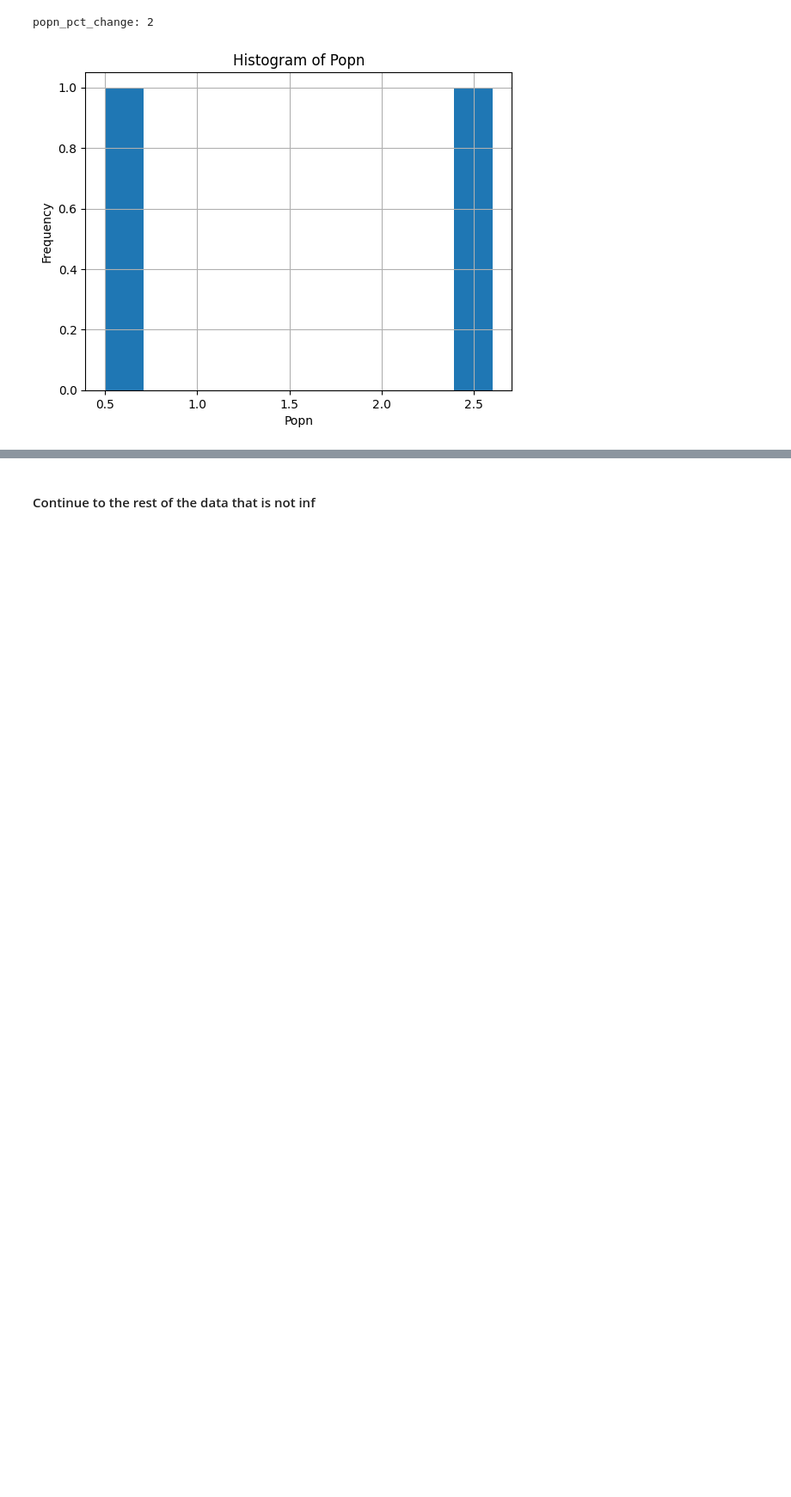
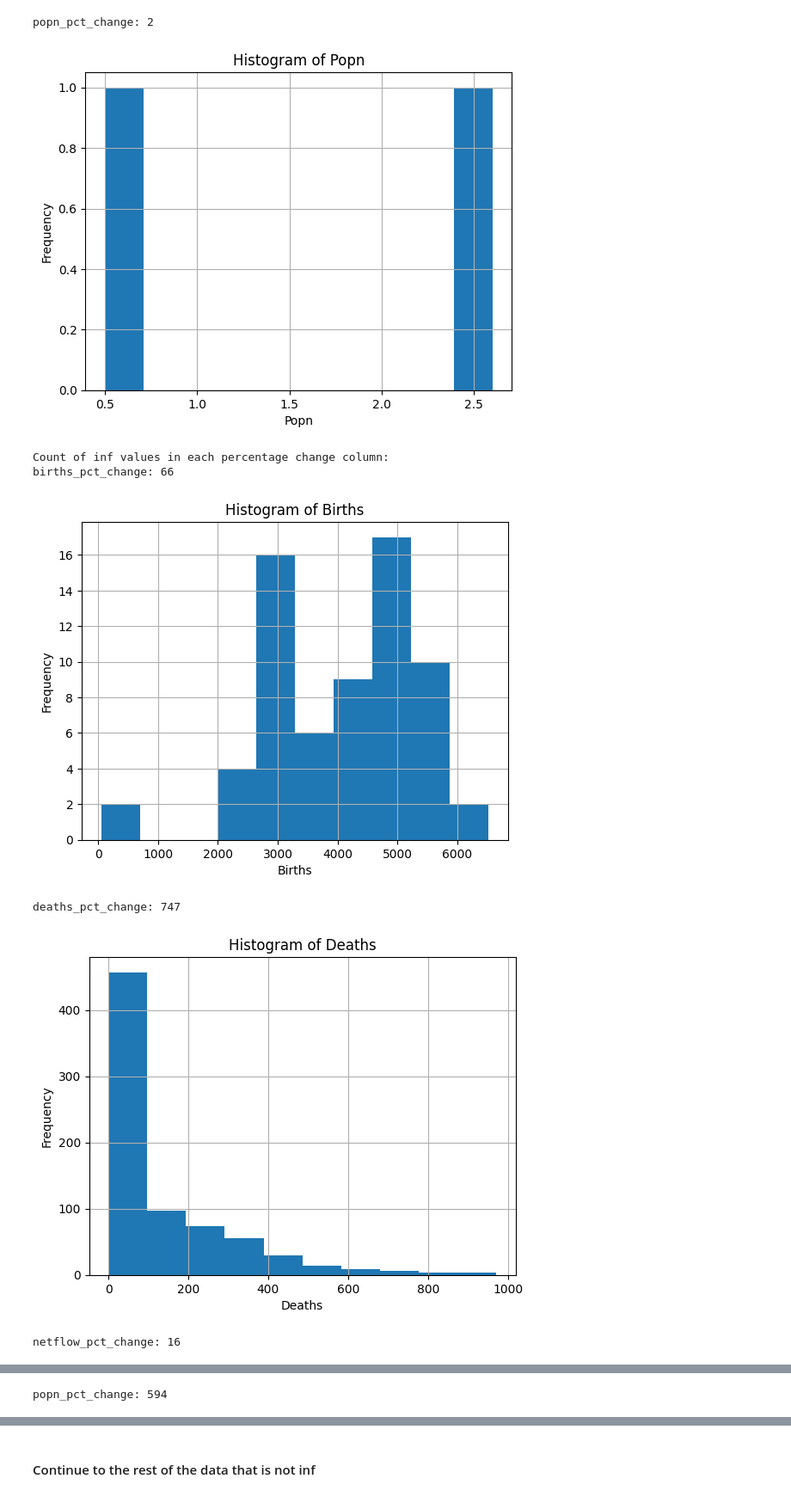
Before and after one commit to SebastianHeslinRees/Projections_QA, a Jupyter notebook: logical_checks_population_projections.ipynb, the cells around one changed output, grey strips where cells are left out. Shown at 86% size. Saved outputs shown, nothing was run; the diff lists cells and outputs as text; code cells hidden in the pictures; blank space fills up the shorter version.

```diff
--- a/logical_checks_population_projections.ipynb
+++ b/logical_checks_population_projections.ipynb
@@ -438,3 +330,12 @@ netflow_pct_change: 13636
 [figure]
 popn_pct_change: 2
 [figure]
+# %%
+count_inf_values_and_plot_histograms(pivoted, component_columns, pct_change_columns)
+# %% [output]
+Count of inf values in each percentage change column:
+births_pct_change: 66
+[figure, added]
+deaths_pct_change: 747
+[figure, added]
+netflow_pct_change: 16
@@ -440,0 +343 @@ popn_pct_change: 2
+popn_pct_change: 594
```
Also changed, not shown: parts of 60 cells of this notebook, 2 other files.
